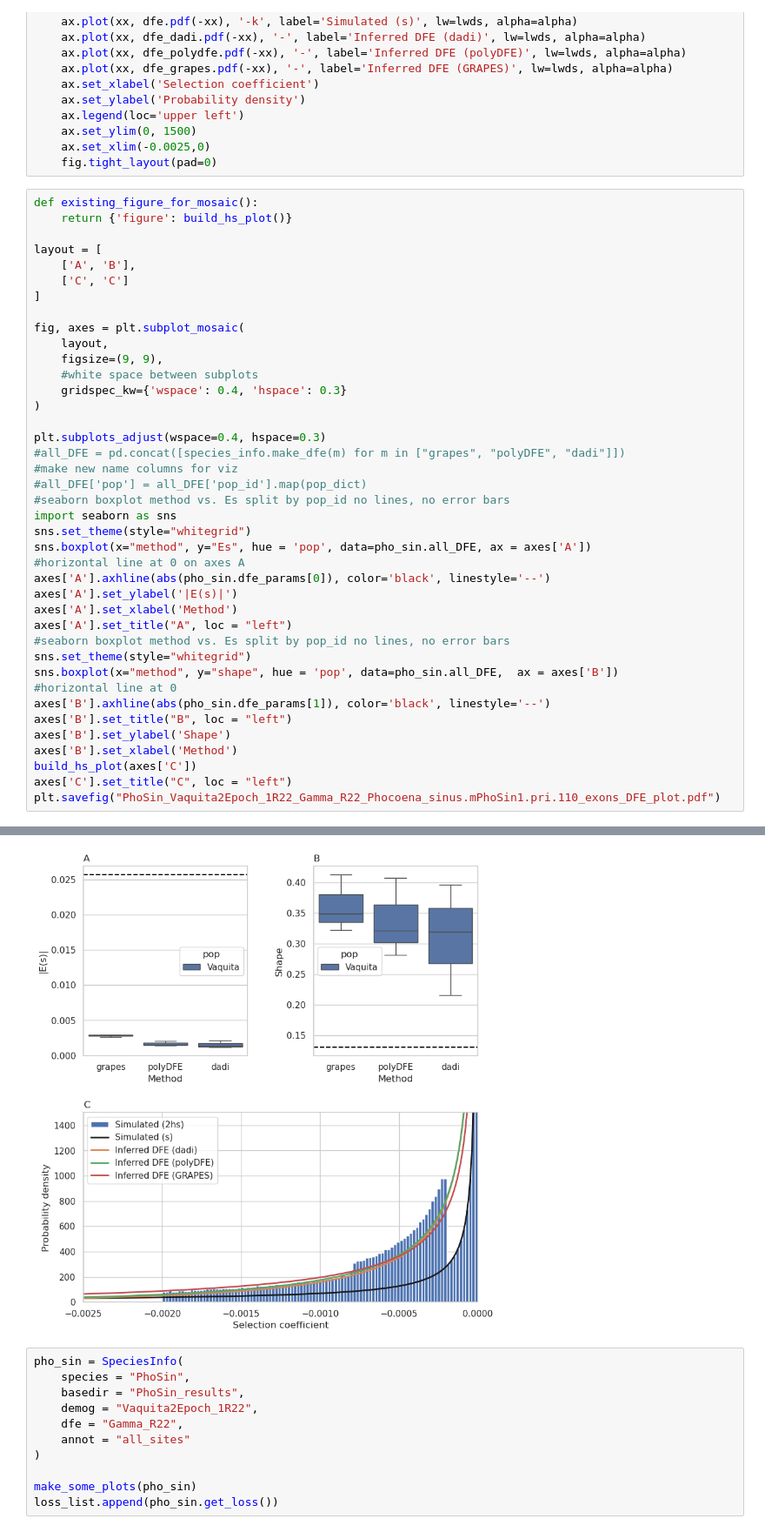
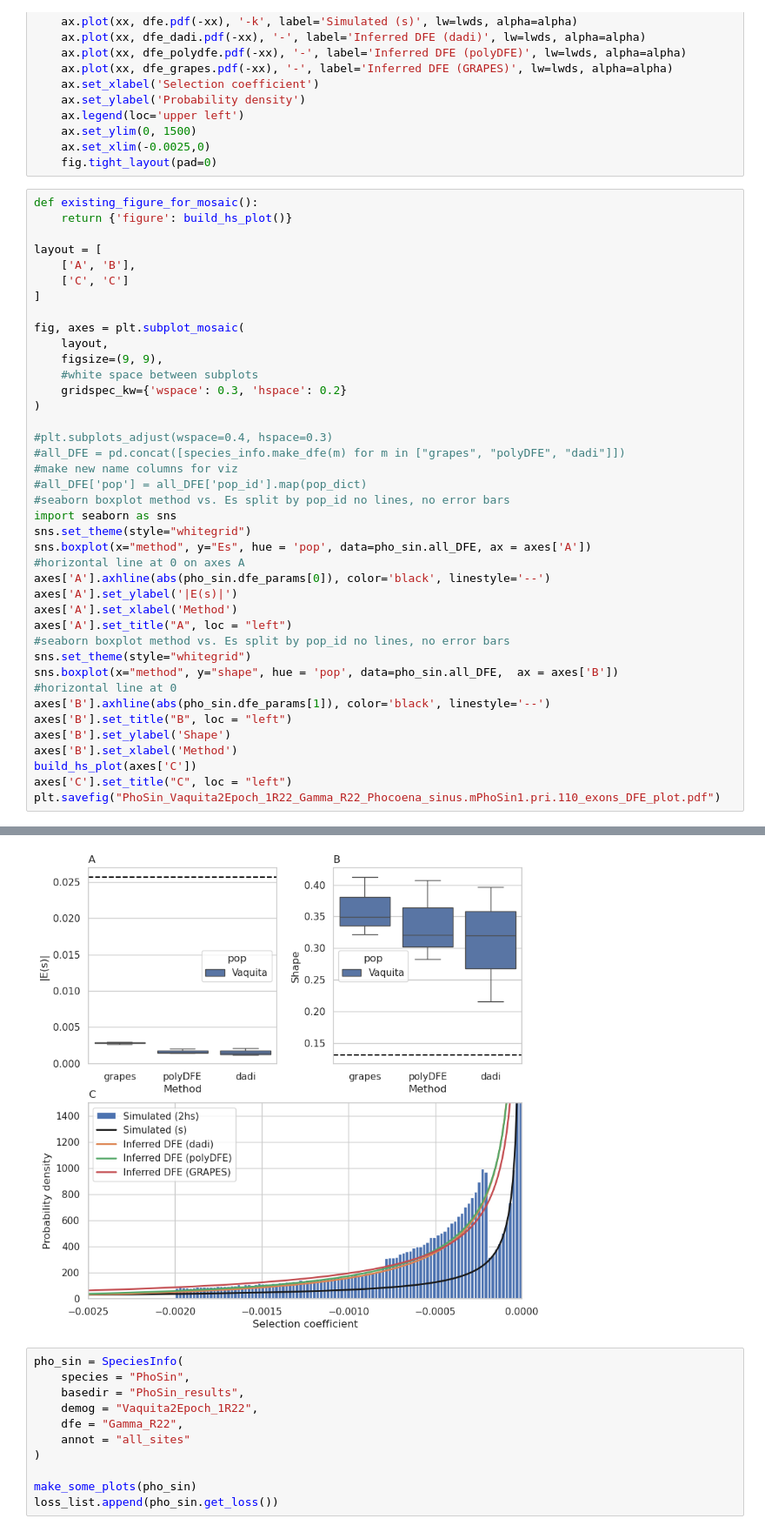
Before and after one commit to popsim-consortium/analysis2, a Jupyter notebook: notebooks/DFE_figures.ipynb, the cells around one changed output, grey strips where cells are left out. Shown: that part at 87% size. Cells and saved outputs as stored; diff of their text form.

Commit message:
more adjustments to hs panel

```diff
--- a/notebooks/DFE_figures.ipynb
+++ b/notebooks/DFE_figures.ipynb
@@ -457,10 +457,10 @@ fig, axes = plt.subplot_mosaic(
     layout,
     figsize=(9, 9),
     #white space between subplots
-    gridspec_kw={'wspace': 0.4, 'hspace': 0.3}
+    gridspec_kw={'wspace': 0.3, 'hspace': 0.2}
 )
 
-plt.subplots_adjust(wspace=0.4, hspace=0.3)
+#plt.subplots_adjust(wspace=0.4, hspace=0.3)
 #all_DFE = pd.concat([species_info.make_dfe(m) for m in ["grapes", "polyDFE", "dadi"]])
 #make new name columns for viz
 #all_DFE['pop'] = all_DFE['pop_id'].map(pop_dict)
@@ -491,4 +491,4 @@ Simulated mean 2hs: -0.000357
-[figure, old version]
+[figure, new version]
 # %%
 pho_sin = SpeciesInfo(
     species = "PhoSin",
```
Also changed, not shown: parts of 1 cell of this notebook.
